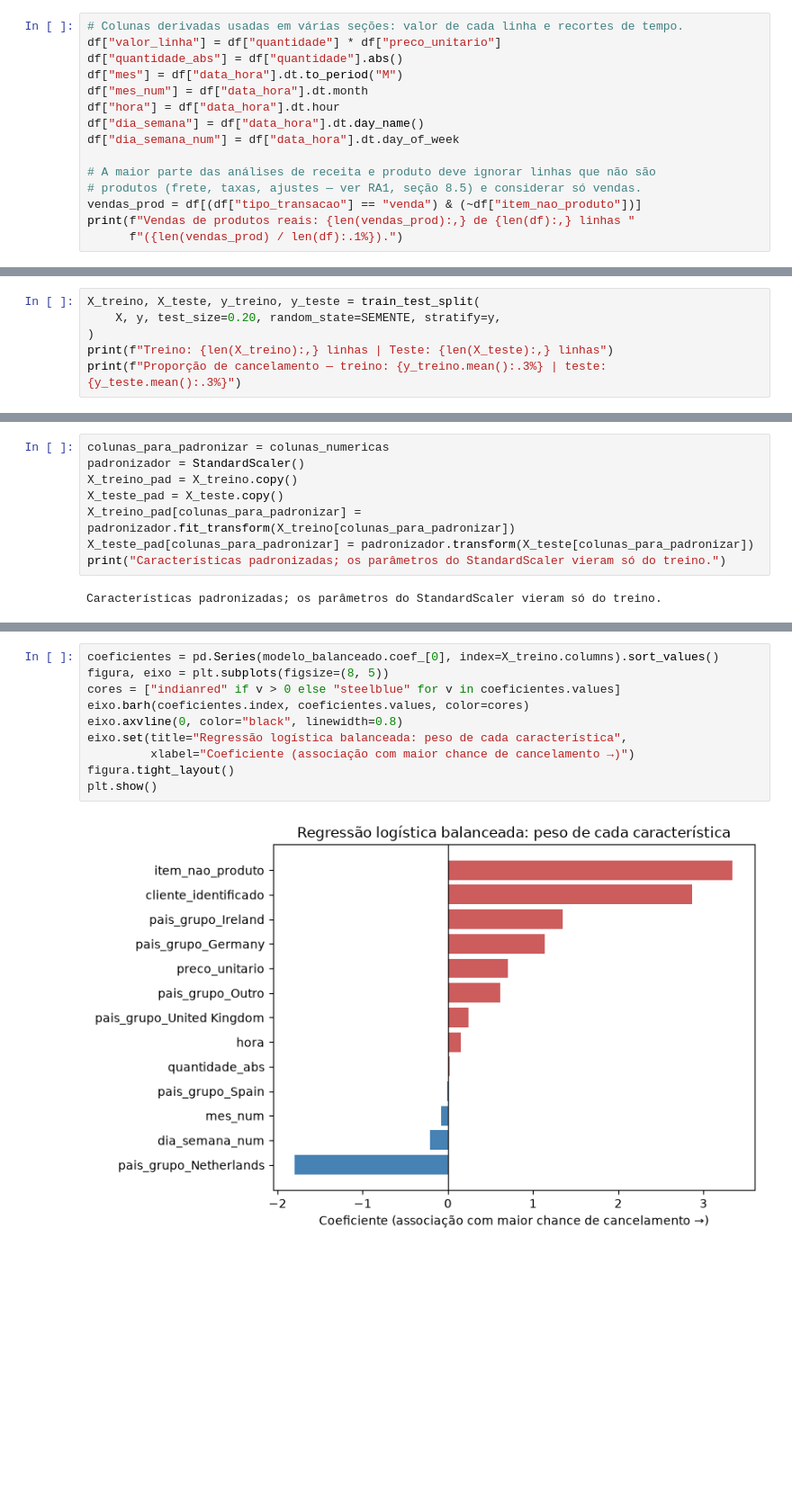
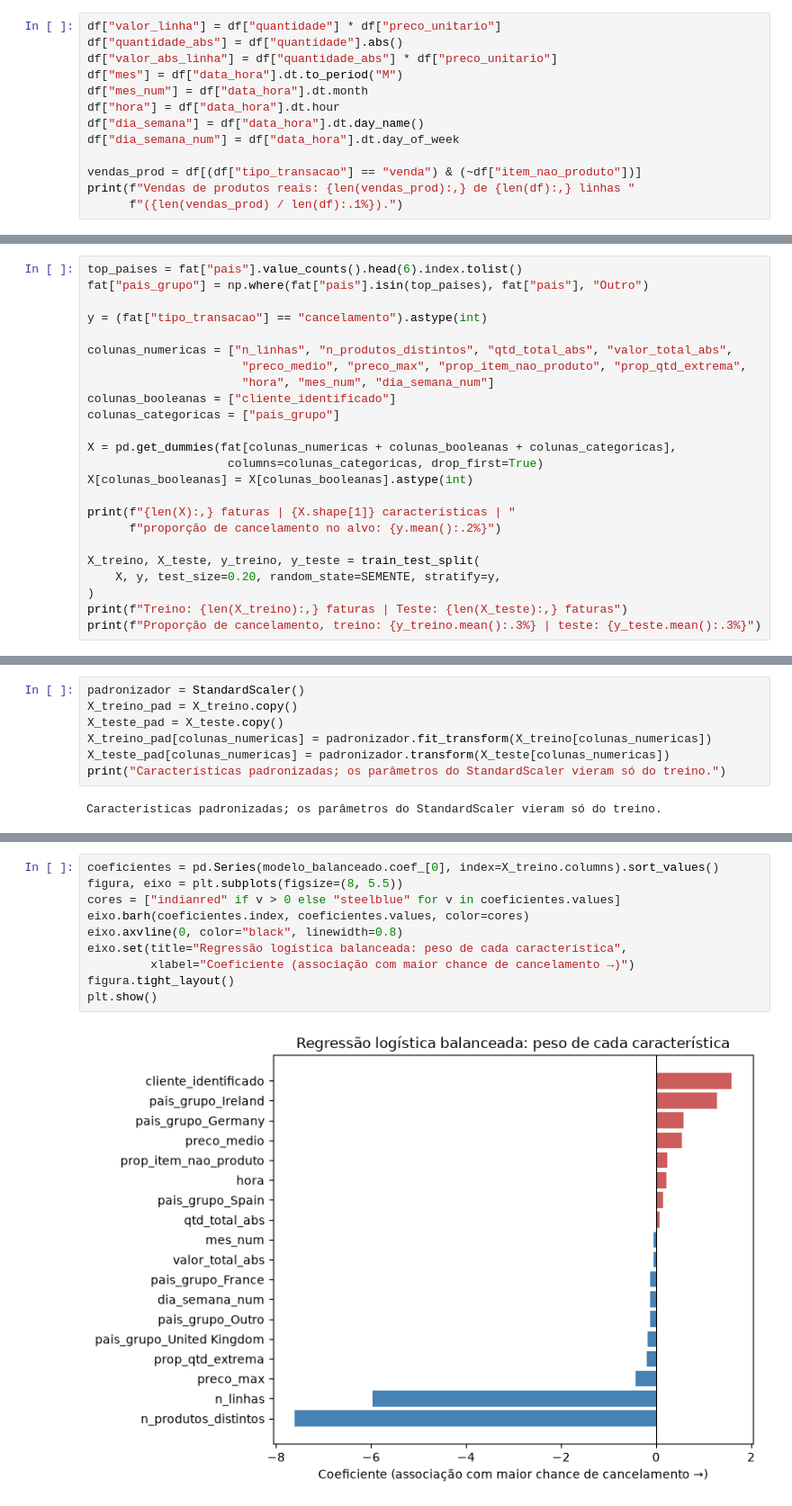
Before and after one commit to JoaoVargas/2026.2-DataAnatytics-RA3, a Jupyter notebook: RA3_Analise_Visualizacao_ML.ipynb, the cells around one changed output, grey strips where cells are left out. Shown at 90% size. Cells and saved outputs as stored; diff of their text form; blank space fills up the shorter version.

Commit message:
ajuste de agrupamento por feature

```diff
--- a/RA3_Analise_Visualizacao_ML.ipynb
+++ b/RA3_Analise_Visualizacao_ML.ipynb
@@ -75,17 +73,15 @@ display(df.head(3))
 | 1 | 1 | 536365 | venda | 71053 | False | WHITE METAL LANTERN | WHITE METAL LANTERN | ... |
 | 2 | 2 | 536365 | venda | 84406B | False | CREAM CUPID HEARTS COAT HANGER | CREAM CUPID HEARTS COAT HANGER | ... |
 # %%
-# Colunas derivadas usadas em várias seções: valor de cada linha e recortes de tempo.
 df["valor_linha"] = df["quantidade"] * df["preco_unitario"]
 df["quantidade_abs"] = df["quantidade"].abs()
+df["valor_abs_linha"] = df["quantidade_abs"] * df["preco_unitario"]
 df["mes"] = df["data_hora"].dt.to_period("M")
 df["mes_num"] = df["data_hora"].dt.month
 df["hora"] = df["data_hora"].dt.hour
 df["dia_semana"] = df["data_hora"].dt.day_name()
 df["dia_semana_num"] = df["data_hora"].dt.day_of_week
 
-# A maior parte das análises de receita e produto deve ignorar linhas que não são
-# produtos (frete, taxas, ajustes — ver RA1, seção 8.5) e considerar só vendas.
 vendas_prod = df[(df["tipo_transacao"] == "venda") & (~df["item_nao_produto"])]
 print(f"Vendas de produtos reais: {len(vendas_prod):,} de {len(df):,} linhas "
       f"({len(vendas_prod) / len(df):.1%}).")
@@ -453,7 +478,25 @@ Reservamos 20% dos registros para teste, com **amostragem aleatória estratifica
 # %%
+top_paises = fat["pais"].value_counts().head(6).index.tolist()
+fat["pais_grupo"] = np.where(fat["pais"].isin(top_paises), fat["pais"], "Outro")
+
+y = (fat["tipo_transacao"] == "cancelamento").astype(int)
+
+colunas_numericas = ["n_linhas", "n_produtos_distintos", "qtd_total_abs", "valor_total_abs",
+                      "preco_medio", "preco_max", "prop_item_nao_produto", "prop_qtd_extrema",
+                      "hora", "mes_num", "dia_semana_num"]
+colunas_booleanas = ["cliente_identificado"]
+colunas_categoricas = ["pais_grupo"]
+
+X = pd.get_dummies(fat[colunas_numericas + colunas_booleanas + colunas_categoricas],
+                    columns=colunas_categoricas, drop_first=True)
+X[colunas_booleanas] = X[colunas_booleanas].astype(int)
+
+print(f"{len(X):,} faturas | {X.shape[1]} características | "
+      f"proporção de cancelamento no alvo: {y.mean():.2%}")
+
 X_treino, X_teste, y_treino, y_teste = train_test_split(
     X, y, test_size=0.20, random_state=SEMENTE, stratify=y,
 )
-print(f"Treino: {len(X_treino):,} linhas | Teste: {len(X_teste):,} linhas")
-print(f"Proporção de cancelamento — treino: {y_treino.mean():.3%} | teste: {y_teste.mean():.3%}")
+print(f"Treino: {len(X_treino):,} faturas | Teste: {len(X_teste):,} faturas")
+print(f"Proporção de cancelamento, treino: {y_treino.mean():.3%} | teste: {y_teste.mean():.3%}")
 # %% [output]
@@ -465,10 +511,9 @@ As características numéricas têm escalas muito diferentes (preço em £, hora
 # %%
-colunas_para_padronizar = colunas_numericas
 padronizador = StandardScaler()
 X_treino_pad = X_treino.copy()
 X_teste_pad = X_teste.copy()
-X_treino_pad[colunas_para_padronizar] = padronizador.fit_transform(X_treino[colunas_para_padronizar])
-X_teste_pad[colunas_para_padronizar] = padronizador.transform(X_teste[colunas_para_padronizar])
+X_treino_pad[colunas_numericas] = padronizador.fit_transform(X_treino[colunas_numericas])
+X_teste_pad[colunas_numericas] = padronizador.transform(X_teste[colunas_numericas])
 print("Características padronizadas; os parâmetros do StandardScaler vieram só do treino.")
 # %% [output]
 Características padronizadas; os parâmetros do StandardScaler vieram só do treino.
@@ -542,12 +585,12 @@ O **ROC-AUC** (≈ 0,70 nas duas versões, pois não depende do limiar de decis
 # %%
 coeficientes = pd.Series(modelo_balanceado.coef_[0], index=X_treino.columns).sort_values()
-figura, eixo = plt.subplots(figsize=(8, 5))
+figura, eixo = plt.subplots(figsize=(8, 5.5))
 cores = ["indianred" if v > 0 else "steelblue" for v in coeficientes.values]
 eixo.barh(coeficientes.index, coeficientes.values, color=cores)
 eixo.axvline(0, color="black", linewidth=0.8)
 eixo.set(title="Regressão logística balanceada: peso de cada característica",
          xlabel="Coeficiente (associação com maior chance de cancelamento →)")
 figura.tight_layout()
 plt.show()
 # %% [output]
-[figure, old version]
+[figure, new version]
```
Also changed, not shown: parts of 44 cells of this notebook, 1 other file.
